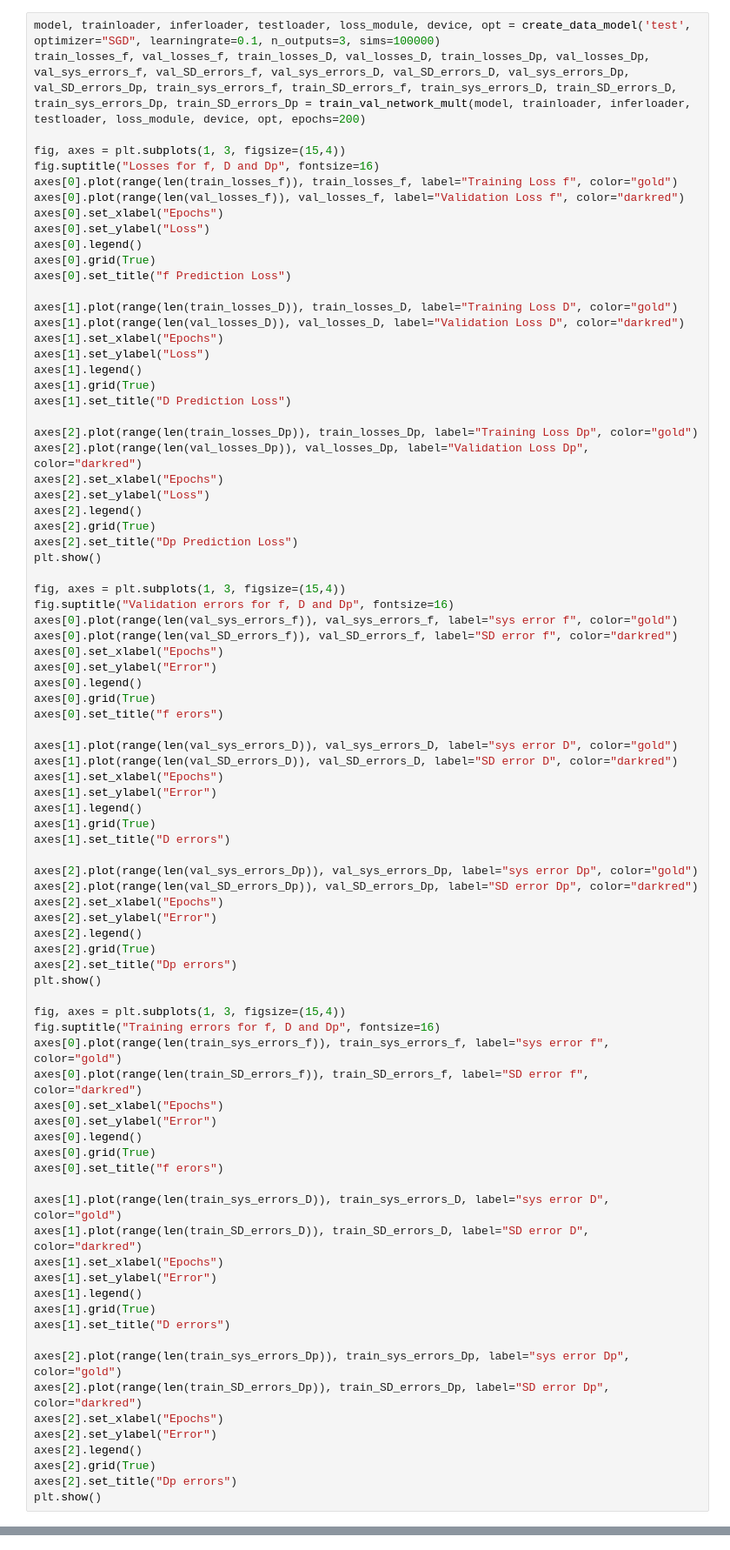
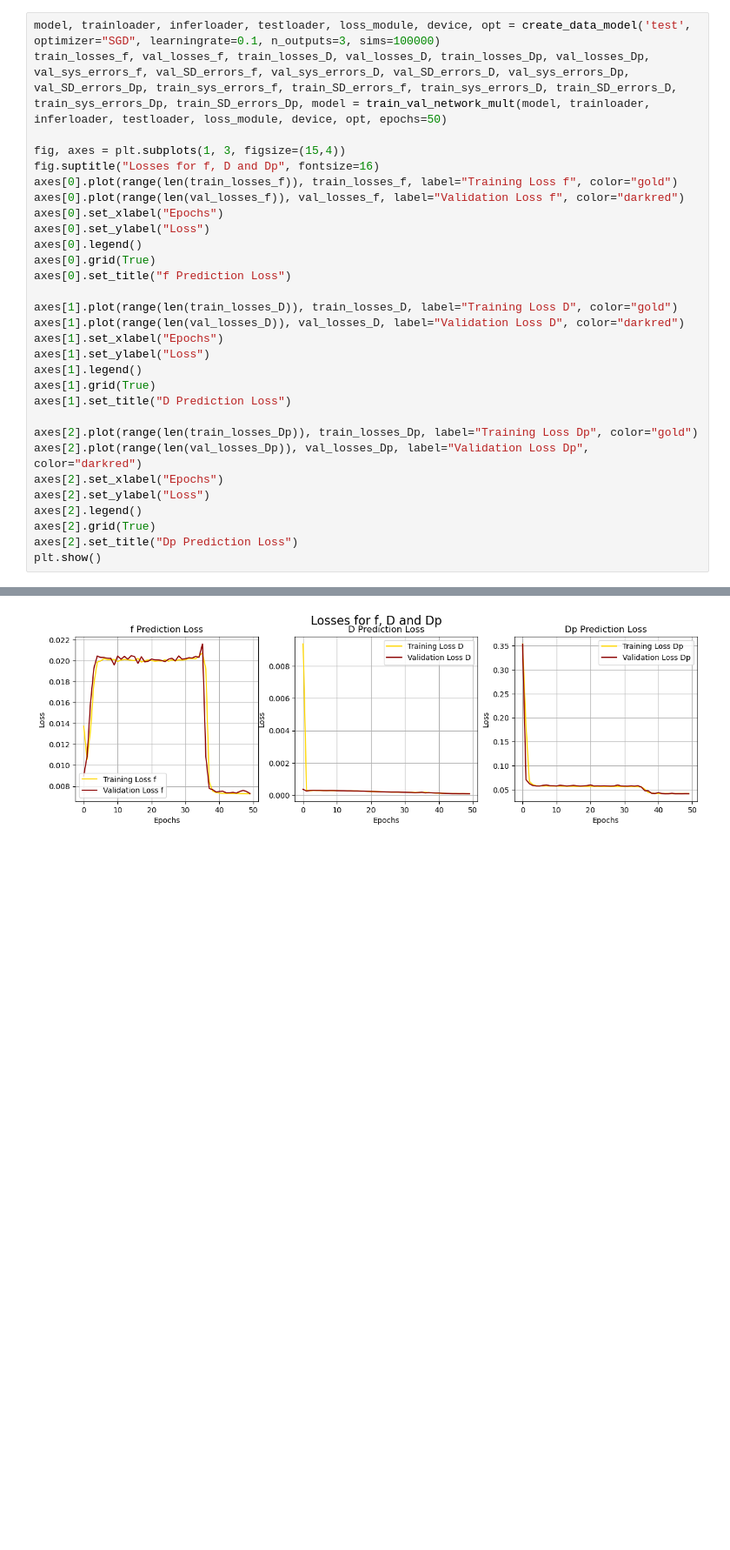
Before and after one commit to zoeazra/AI4MedicalImaging, a Jupyter notebook: Assignment 1/exercise_1.ipynb, the cells around one changed output, grey strips where cells are left out. Shown at 87% size. Cells and saved outputs as stored; diff of their text form; blank space fills up the shorter version.

```diff
--- a/Assignment 1/exercise_1.ipynb
+++ b/Assignment 1/exercise_1.ipynb
@@ -1154,90 +1165,37 @@ def train_val_network_mult(model, trainloader, inferloader, testloader, loss_mod
             model)
 # %%
 model, trainloader, inferloader, testloader, loss_module, device, opt = create_data_model('test', optimizer="SGD", learningrate=0.1, n_outputs=3, sims=100000)
-train_losses_f, val_losses_f, train_losses_D, val_losses_D, train_losses_Dp, val_losses_Dp, val_sys_errors_f, val_SD_errors_f, val_sys_errors_D, val_SD_errors_D, val_sys_errors_Dp, val_SD_errors_Dp, train_sys_errors_f, train_SD_errors_f, train_sys_errors_D, train_SD_errors_D, train_sys_errors_Dp, train_SD_errors_Dp = train_val_network_mult(model, trainloader, inferloader, testloader, loss_module, device, opt, epochs=200)
+train_losses_f, val_losses_f, train_losses_D, val_losses_D, train_losses_Dp, val_losses_Dp, val_sys_errors_f, val_SD_errors_f, val_sys_errors_D, val_SD_errors_D, val_sys_errors_Dp, val_SD_errors_Dp, train_sys_errors_f, train_SD_errors_f, train_sys_errors_D, train_SD_errors_D, train_sys_errors_Dp, train_SD_errors_Dp, model = train_val_network_mult(model, trainloader, inferloader, testloader, loss_module, device, opt, epochs=50)
 
 fig, axes = plt.subplots(1, 3, figsize=(15,4))
 fig.suptitle("Losses for f, D and Dp", fontsize=16)
 axes[0].plot(range(len(train_losses_f)), train_losses_f, label="Training Loss f", color="gold")
 axes[0].plot(range(len(val_losses_f)), val_losses_f, label="Validation Loss f", color="darkred")
 axes[0].set_xlabel("Epochs")
 axes[0].set_ylabel("Loss")
 axes[0].legend()
 axes[0].grid(True)
 axes[0].set_title("f Prediction Loss")
 
 axes[1].plot(range(len(train_losses_D)), train_losses_D, label="Training Loss D", color="gold")
 axes[1].plot(range(len(val_losses_D)), val_losses_D, label="Validation Loss D", color="darkred")
 axes[1].set_xlabel("Epochs")
 axes[1].set_ylabel("Loss")
 axes[1].legend()
 axes[1].grid(True)
 axes[1].set_title("D Prediction Loss")
 
 axes[2].plot(range(len(train_losses_Dp)), train_losses_Dp, label="Training Loss Dp", color="gold")
 axes[2].plot(range(len(val_losses_Dp)), val_losses_Dp, label="Validation Loss Dp", color="darkred")
 axes[2].set_xlabel("Epochs")
 axes[2].set_ylabel("Loss")
 axes[2].legend()
 axes[2].grid(True)
 axes[2].set_title("Dp Prediction Loss")
 plt.show()
-
-fig, axes = plt.subplots(1, 3, figsize=(15,4))
-fig.suptitle("Validation errors for f, D and Dp", fontsize=16)
-axes[0].plot(range(len(val_sys_errors_f)), val_sys_errors_f, label="sys error f", color="gold")
-axes[0].plot(range(len(val_SD_errors_f)), val_SD_errors_f, label="SD error f", color="darkred")
-axes[0].set_xlabel("Epochs")
-axes[0].set_ylabel("Error")
-axes[0].legend()
-axes[0].grid(True)
-axes[0].set_title("f erors")
-
-axes[1].plot(range(len(val_sys_errors_D)), val_sys_errors_D, label="sys error D", color="gold")
-axes[1].plot(range(len(val_SD_errors_D)), val_SD_errors_D, label="SD error D", color="darkred")
-axes[1].set_xlabel("Epochs")
-axes[1].set_ylabel("Error")
-axes[1].legend()
-axes[1].grid(True)
-axes[1].set_title("D errors")
-
-axes[2].plot(range(len(val_sys_errors_Dp)), val_sys_errors_Dp, label="sys error Dp", color="gold")
-axes[2].plot(range(len(val_SD_errors_Dp)), val_SD_errors_Dp, label="SD error Dp", color="darkred")
-axes[2].set_xlabel("Epochs")
-axes[2].set_ylabel("Error")
-axes[2].legend()
-axes[2].grid(True)
-axes[2].set_title("Dp errors")
-plt.show()
-
-fig, axes = plt.subplots(1, 3, figsize=(15,4))
-fig.suptitle("Training errors for f, D and Dp", fontsize=16)
-axes[0].plot(range(len(train_sys_errors_f)), train_sys_errors_f, label="sys error f", color="gold")
-axes[0].plot(range(len(train_SD_errors_f)), train_SD_errors_f, label="SD error f", color="darkred")
-axes[0].set_xlabel("Epochs")
-axes[0].set_ylabel("Error")
-axes[0].legend()
-axes[0].grid(True)
-axes[0].set_title("f erors")
-
-axes[1].plot(range(len(train_sys_errors_D)), train_sys_errors_D, label="sys error D", color="gold")
-axes[1].plot(range(len(train_SD_errors_D)), train_SD_errors_D, label="SD error D", color="darkred")
-axes[1].set_xlabel("Epochs")
-axes[1].set_ylabel("Error")
-axes[1].legend()
-axes[1].grid(True)
-axes[1].set_title("D errors")
-
-axes[2].plot(range(len(train_sys_errors_Dp)), train_sys_errors_Dp, label="sys error Dp", color="gold")
-axes[2].plot(range(len(train_SD_errors_Dp)), train_SD_errors_Dp, label="SD error Dp", color="darkred")
-axes[2].set_xlabel("Epochs")
-axes[2].set_ylabel("Error")
-axes[2].legend()
-axes[2].grid(True)
-axes[2].set_title("Dp errors")
-plt.show()
 # %% [output]
 [interactive output not drawn]
+[figure, added]
 # %% [markdown]
 J.	Use the sigmoid in the final layer to constrain 0.5e-3 <D< 3.5e-3; 0<f<1; 5e-3<D*<130e-3. Explain how you did this.
 
```
Also changed, not shown: parts of 7 cells of this notebook, 1 other file.
